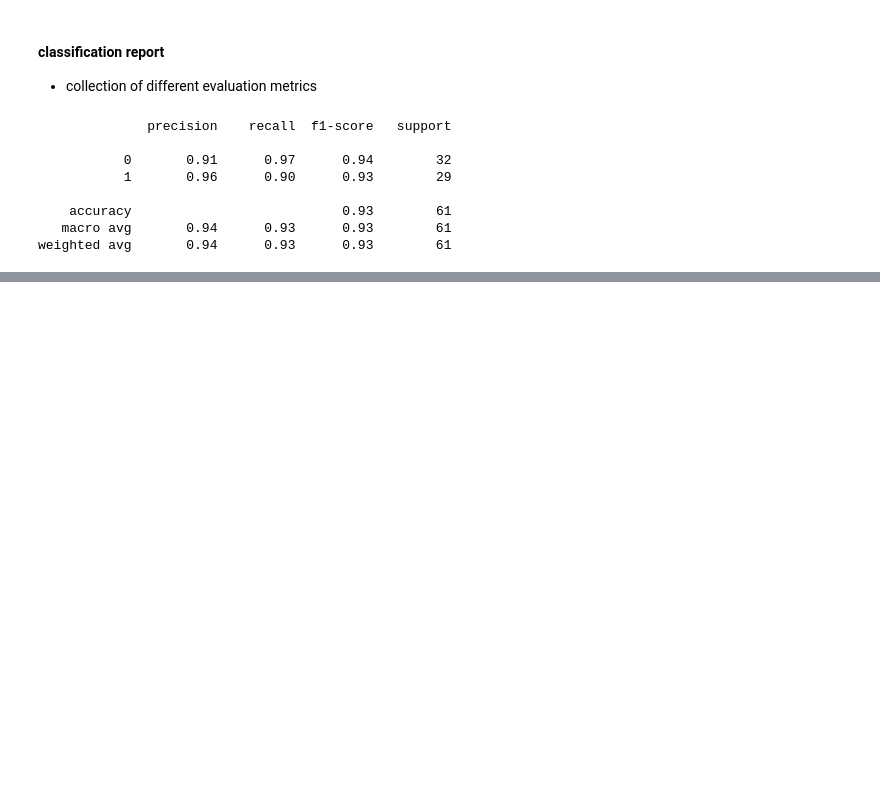
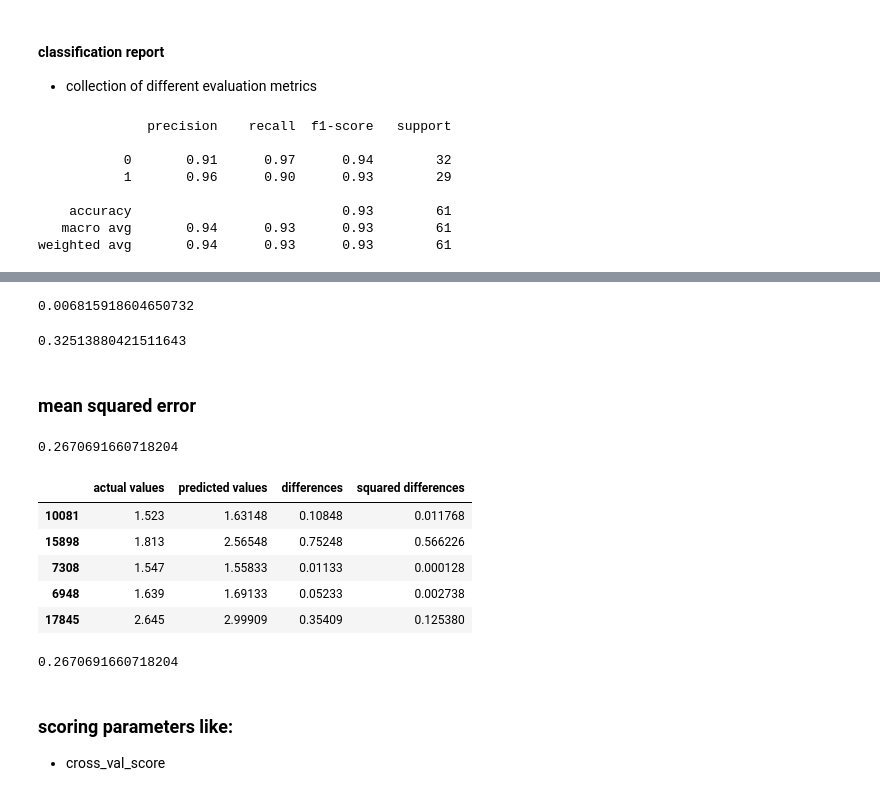
Before and after one commit to mr-devansh/MACHINE-LEARNING, a Jupyter notebook: SKLEARN/SKLEARN.ipynb, the cells around one changed output, grey strips where cells are left out. Cells and saved outputs as stored; diff of their text form; code cells hidden in the pictures; blank space fills up the shorter version.

```diff
--- a/SKLEARN/SKLEARN.ipynb
+++ b/SKLEARN/SKLEARN.ipynb
@@ -821,0 +825,7 @@ weighted avg       0.94      0.93      0.93        61
+# %%
+from sklearn.ensemble import RandomForestRegressor
+X = housing_df.drop("target", axis=1)
+y = housing_df["target"]
+X_train, X_test, y_train, y_test = train_test_split(X, y, test_size=0.2)
+model = RandomForestRegressor()
+model.fit(X_train, y_train)
@@ -821,0 +862,4 @@ weighted avg       0.94      0.93      0.93        61
+# %%
+from sklearn.metrics import mean_absolute_error
+y_preds = model.predict(X_test)
+mean_absolute_error(y_test, y_preds)
@@ -821,0 +868,4 @@ weighted avg       0.94      0.93      0.93        61
+# %%
+df = pd.DataFrame(data={"actual values": y_test, "predicted values": y_preds})
+df["differences"] = df["predicted values"] - df["actual values"]
+df.head()
@@ -821,0 +879,32 @@ weighted avg       0.94      0.93      0.93        61
+# %%
+df["differences"].mean()
+# %% [output]
+0.006815918604650732
+# %%
+np.abs(df["differences"]).mean()
+# %% [output]
+0.32513880421511643
+# %% [markdown]
+### mean squared error
+# %%
+from sklearn.metrics import mean_squared_error
+mean_squared_error(y_test, y_preds)
+# %% [output]
+0.2670691660718204
+# %%
+df["squared differences"] = np.square(df["differences"])
+df.head()
+# %% [output]
+|  | actual values | predicted values | differences | squared differences |
+| 10081 | 1.523 | 1.63148 | 0.10848 | 0.011768 |
+| 15898 | 1.813 | 2.56548 | 0.75248 | 0.566226 |
+| 7308 | 1.547 | 1.55833 | 0.01133 | 0.000128 |
+| 6948 | 1.639 | 1.69133 | 0.05233 | 0.002738 |
+| 17845 | 2.645 | 2.99909 | 0.35409 | 0.125380 |
+# %%
+df["squared differences"].mean()
+# %% [output]
+0.2670691660718204
+# %% [markdown]
+### scoring parameters like:
+* cross_val_score
```
Also changed, not shown: parts of 22 cells of this notebook.
